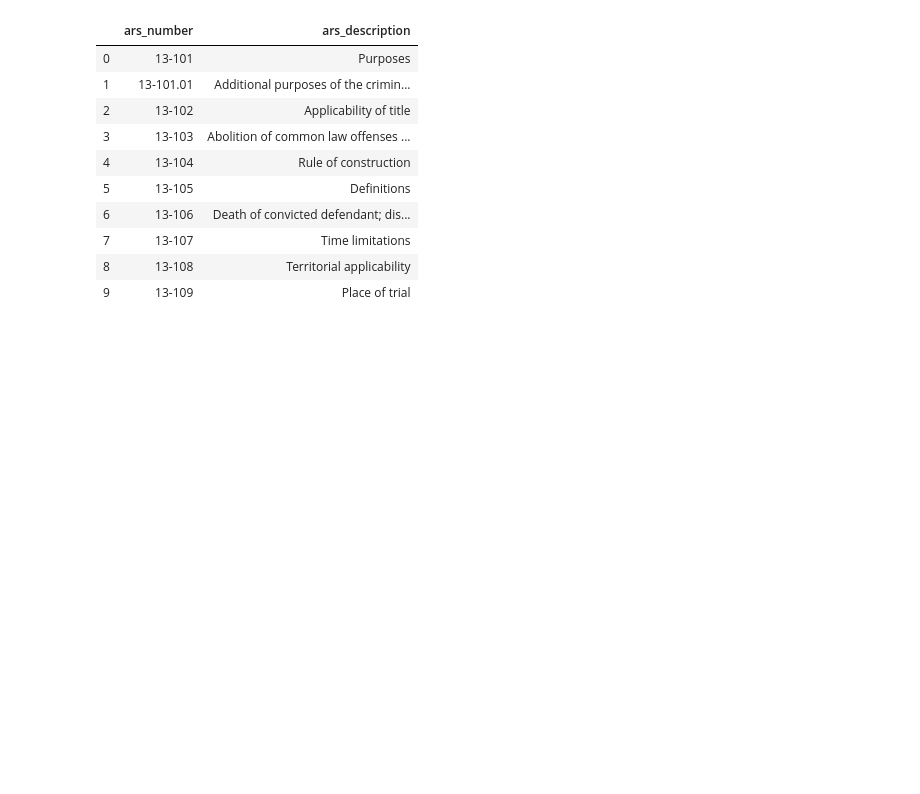
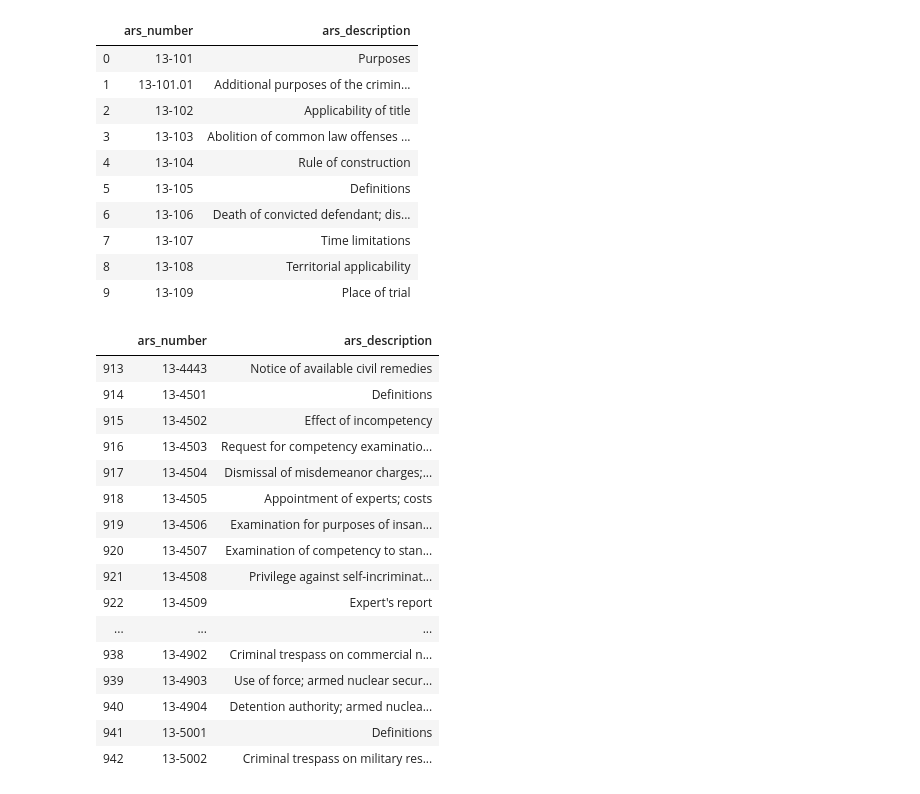
Before and after one commit to mrkjhsn/AZ-Traffic-Stop-Analysis, a Jupyter notebook: webscraping_ars_numbers_descriptions.ipynb, the cells around one changed output. Drawn from its saved outputs; the diff is of its cells as text; code cells hidden in the pictures; blank space fills up the shorter version.

```diff
--- a/webscraping_ars_numbers_descriptions.ipynb
+++ b/webscraping_ars_numbers_descriptions.ipynb
@@ -47,0 +51,20 @@ ars_numbers_descriptions.to_csv('data/ars_numbers_descriptions.csv', index=False
+# %%
+df.tail(30)
+# %% [output]
+|  | ars_number | ars_description |
+| 913 | 13-4443 | Notice of available civil remedies |
+| 914 | 13-4501 | Definitions |
+| 915 | 13-4502 | Effect of incompetency |
+| 916 | 13-4503 | Request for competency examinatio... |
+| 917 | 13-4504 | Dismissal of misdemeanor charges;... |
+| 918 | 13-4505 | Appointment of experts; costs |
+| 919 | 13-4506 | Examination for purposes of insan... |
+| 920 | 13-4507 | Examination of competency to stan... |
+| 921 | 13-4508 | Privilege against self-incriminat... |
+| 922 | 13-4509 | Expert's report |
+| ... | ... | ... |
+| 938 | 13-4902 | Criminal trespass on commercial n... |
+| 939 | 13-4903 | Use of force; armed nuclear secur... |
+| 940 | 13-4904 | Detention authority; armed nuclea... |
+| 941 | 13-5001 | Definitions |
+| 942 | 13-5002 | Criminal trespass on military res... |
```
Also changed, not shown: parts of 8 cells of this notebook.
